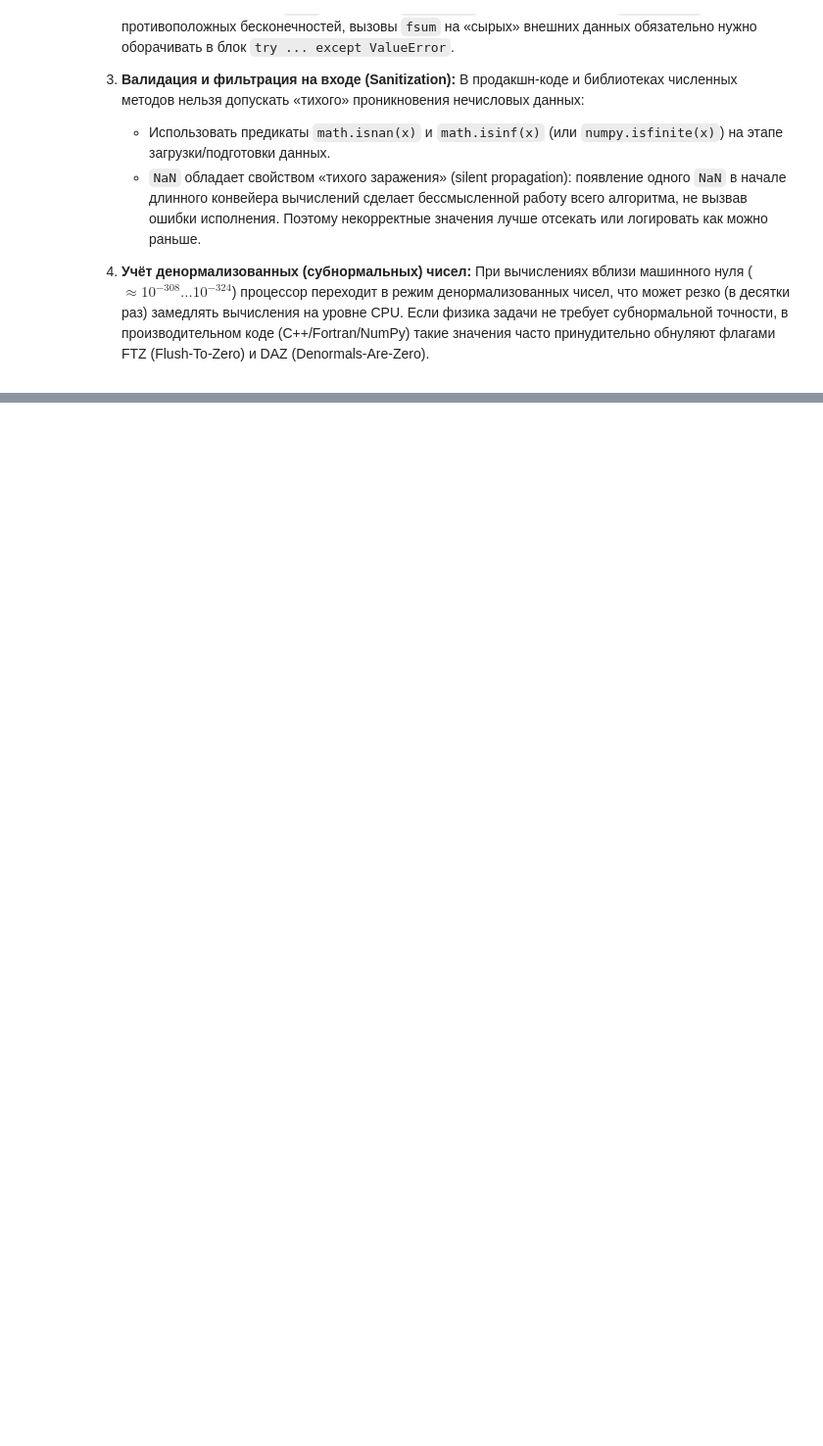
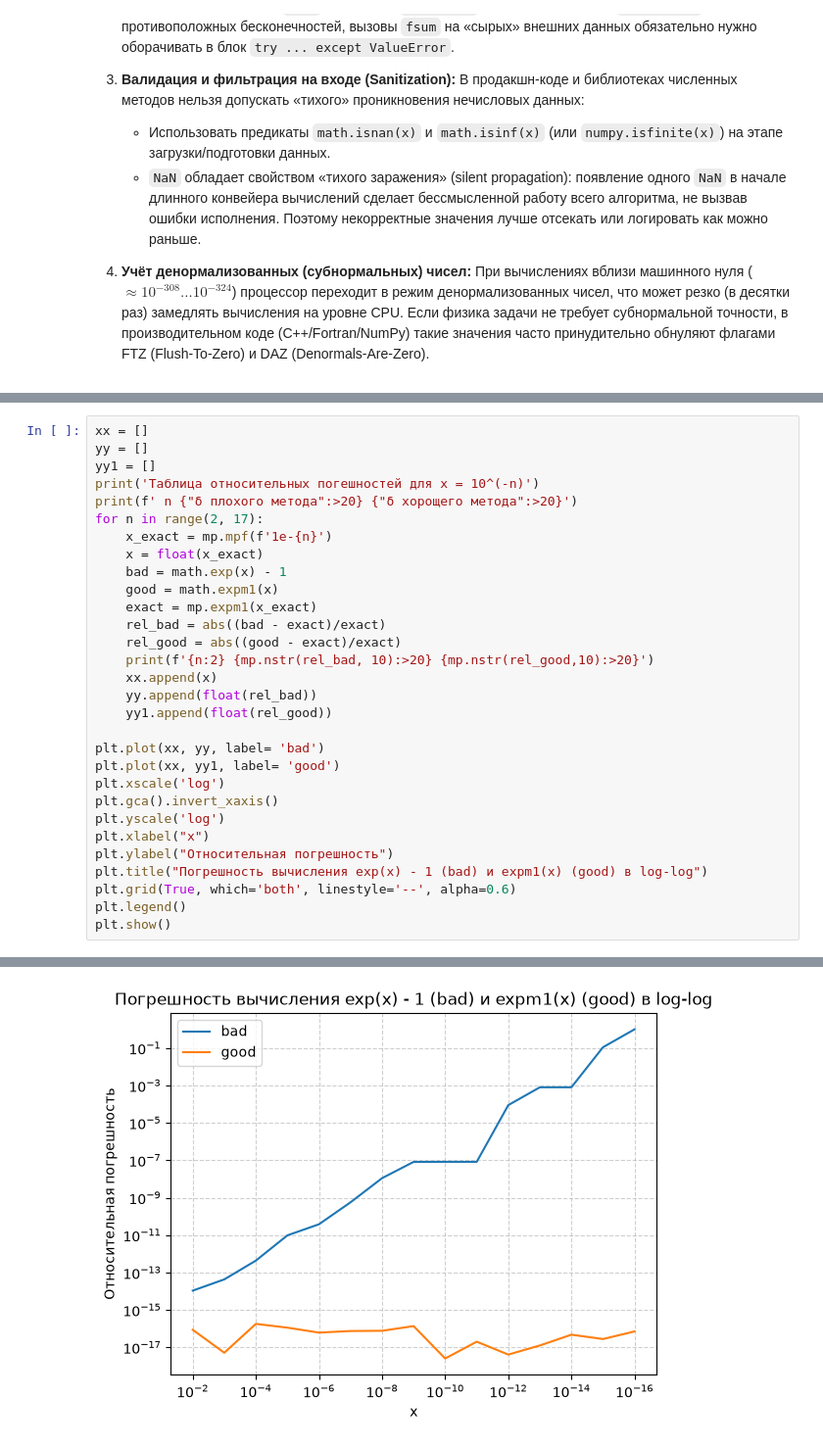
Before and after one commit to SpideErik/numerical_methods, a Jupyter notebook: homework_02/report.ipynb, the cells around one changed output, grey strips where cells are left out. Shown at 98% size. Drawn from its saved outputs; the diff is of its cells as text; blank space fills up the shorter version.

```diff
--- a/homework_02/report.ipynb
+++ b/homework_02/report.ipynb
@@ -835,0 +863,31 @@ fsum                           nan
+# %%
+xx = []
+yy = []
+yy1 = []
+print('Таблица относительных погешностей для x = 10^(-n)')
+print(f' n {"δ плохого метода":>20} {"δ хорощего метода":>20}')
+for n in range(2, 17):
+    x_exact = mp.mpf(f'1e-{n}')
+    x = float(x_exact)
+    bad = math.exp(x) - 1
+    good = math.expm1(x)
+    exact = mp.expm1(x_exact)
+    rel_bad = abs((bad - exact)/exact)
+    rel_good = abs((good - exact)/exact)
+    print(f'{n:2} {mp.nstr(rel_bad, 10):>20} {mp.nstr(rel_good,10):>20}')
+    xx.append(x)
+    yy.append(float(rel_bad))
+    yy1.append(float(rel_good))
+
+plt.plot(xx, yy, label= 'bad')
+plt.plot(xx, yy1, label= 'good')
+plt.xscale('log')
+plt.gca().invert_xaxis()
+plt.yscale('log')
+plt.xlabel("x")
+plt.ylabel("Относительная погрешность")
+plt.title("Погрешность вычисления exp(x) - 1 (bad) и expm1(x) (good) в log-log")
+plt.grid(True, which='both', linestyle='--', alpha=0.6)
+plt.legend()
+plt.show()
+# %% [output]
@@ -835,0 +911 @@ fsum                           nan
+[figure, added]
```
Also changed, not shown: parts of 4 cells of this notebook, 5 other files.
